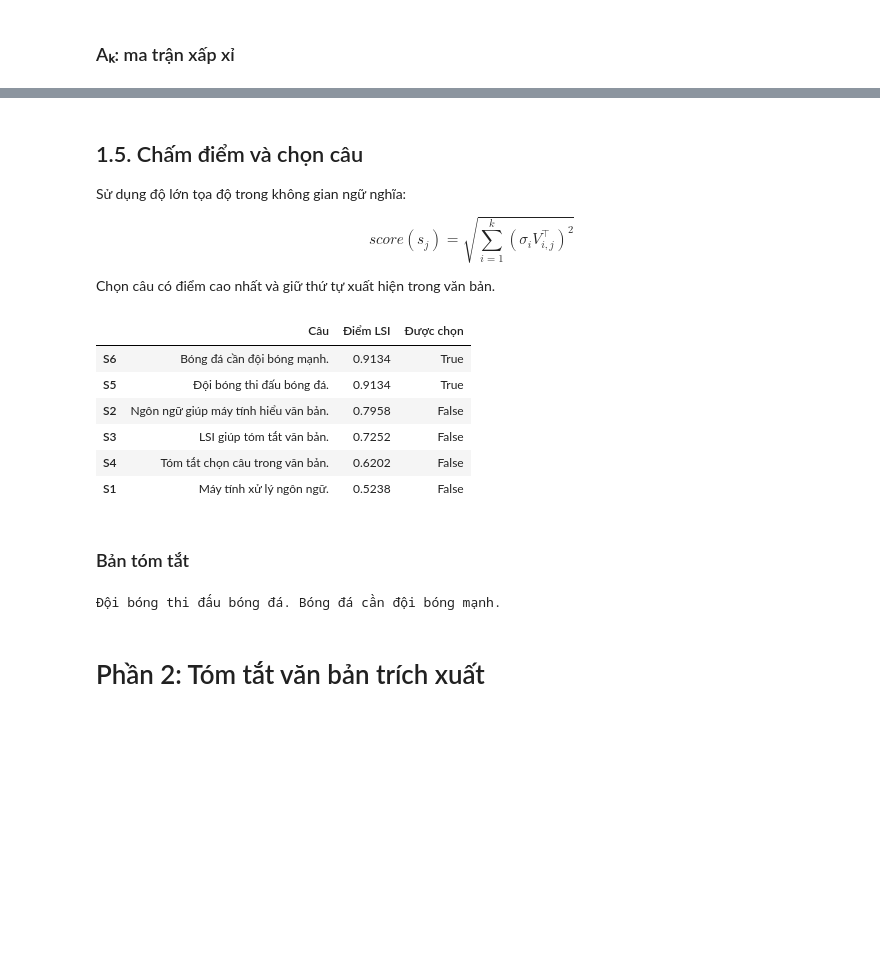
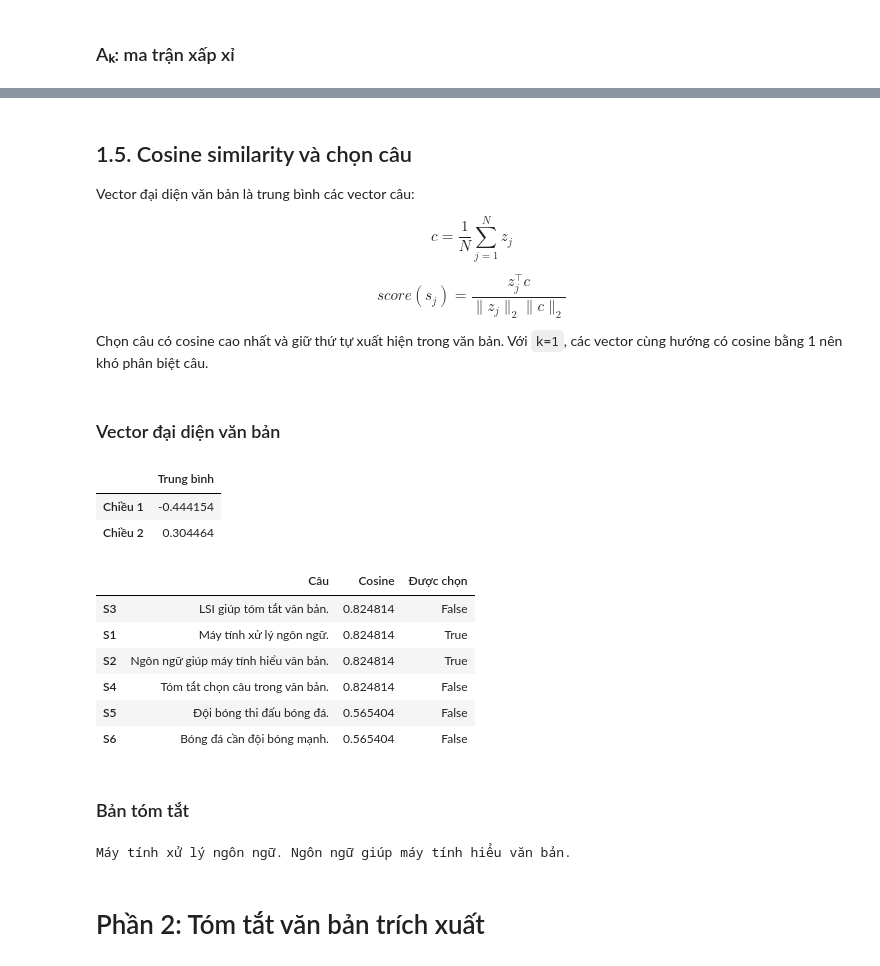
Before and after one commit to huuhieu56/NLP2, a Jupyter notebook: LSI_Tom_tat_ngu_nghia.ipynb, the cells around one changed output, grey strips where cells are left out. Drawn from its saved outputs; the diff is of its cells as text; code cells hidden in the pictures; blank space fills up the shorter version.

Commit message:
cosine

```diff
--- a/LSI_Tom_tat_ngu_nghia.ipynb
+++ b/LSI_Tom_tat_ngu_nghia.ipynb
@@ -278,45 +278,58 @@ pd.DataFrame(demo_approximation, index=demo_tfidf["vocabulary"], columns=sentenc
 # %% [markdown]
-## 1.5. Chấm điểm và chọn câu
+## 1.5. Cosine similarity và chọn câu
 
-Sử dụng độ lớn tọa độ trong không gian ngữ nghĩa:
+Vector đại diện văn bản là trung bình các vector câu:
 
-$$score(s_j)=\sqrt{\sum_{i=1}^{k}(\sigma_iV^\top_{i,j})^2}$$
+$$c=\frac{1}{N}\sum_{j=1}^{N}z_j$$
 
-Chọn câu có điểm cao nhất và giữ thứ tự xuất hiện trong văn bản.
+$$score(s_j)=\frac{z_j^\top c}{\|z_j\|_2\|c\|_2}$$
+
+Chọn câu có cosine cao nhất và giữ thứ tự xuất hiện trong văn bản.
+Với `k=1`, các vector cùng hướng có cosine bằng 1 nên khó phân biệt câu.
 # %%
 def semantic_scores(singular_values, vt, k):
     k = min(k, len(singular_values))
     coordinates = singular_values[:k, np.newaxis] * vt[:k]
-    return np.linalg.norm(coordinates, axis=0)
+    centroid = coordinates.mean(axis=1)
+    denominator = np.linalg.norm(coordinates, axis=0) * np.linalg.norm(centroid)
+    return (centroid @ coordinates) / np.maximum(denominator, np.finfo(float).eps)
 
 
 def select_sentences(sentences, scores, sentence_count):
     ranking = np.argsort(-np.round(scores, 12), kind="stable")
     selected_indices = np.sort(ranking[:sentence_count])
     return selected_indices, " ".join(sentences[index] for index in selected_indices)
+# %% [markdown]
+### Vector đại diện văn bản
+# %%
+pd.DataFrame({"Trung bình": demo_coordinates.mean(axis=1)}, index=dimension_names[:demo_k])
+# %% [output]
+|  | Trung bình |
+| Chiều 1 | -0.444154 |
+| Chiều 2 | 0.304464 |
 # %%
 demo_sentence_count = 2
 demo_scores = semantic_scores(demo_singular_values, demo_vt, demo_k)
 demo_selected, demo_summary = select_sentences(demo_sentences, demo_scores, demo_sentence_count)
-demo_ranking = pd.DataFrame({"Câu": demo_sentences, "Điểm LSI": demo_scores,
+demo_ranking = pd.DataFrame({"Câu": demo_sentences, "Cosine": demo_scores,
                              "Được chọn": np.isin(np.arange(len(demo_sentences)), demo_selected)},
                             index=sentence_names)
 # %%
-demo_ranking.sort_values("Điểm LSI", ascending=False, kind="stable")
+demo_ranking.sort_values("Cosine", ascending=False, kind="stable")
 # %% [output]
-|  | Câu | Điểm LSI | Được chọn |
-| S6 | Bóng đá cần đội bóng mạnh. | 0.9134 | True |
-| S5 | Đội bóng thi đấu bóng đá. | 0.9134 | True |
-| S2 | Ngôn ngữ giúp máy tính hiểu văn bản. | 0.7958 | False |
-| S3 | LSI giúp tóm tắt văn bản. | 0.7252 | False |
-| S4 | Tóm tắt chọn câu trong văn bản. | 0.6202 | False |
-| S1 | Máy tính xử lý ngôn ngữ. | 0.5238 | False |
+|  | Câu | Cosine | Được chọn |
+| S3 | LSI giúp tóm tắt văn bản. | 0.824814 | False |
+| S1 | Máy tính xử lý ngôn ngữ. | 0.824814 | True |
+| S2 | Ngôn ngữ giúp máy tính hiểu văn bản. | 0.824814 | True |
+| S4 | Tóm tắt chọn câu trong văn bản. | 0.824814 | False |
+| S5 | Đội bóng thi đấu bóng đá. | 0.565404 | False |
+| S6 | Bóng đá cần đội bóng mạnh. | 0.565404 | False |
 # %% [markdown]
 ### Bản tóm tắt
 # %%
 print(demo_summary)
 # %% [output]
-Đội bóng thi đấu bóng đá. Bóng đá cần đội bóng mạnh.
+Máy tính xử lý ngôn ngữ. Ngôn ngữ giúp máy tính hiểu văn bản.
 # %% [markdown]
 # Phần 2: Tóm tắt văn bản trích xuất
 # %%
```
Also changed, not shown: parts of 16 cells of this notebook.
